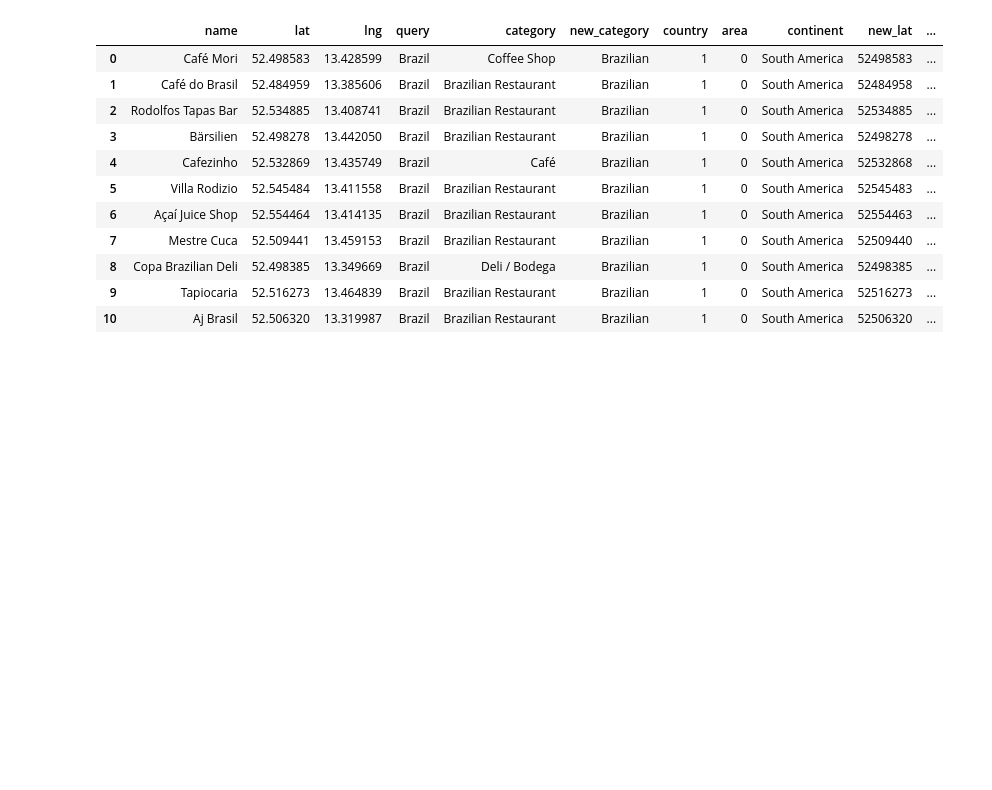
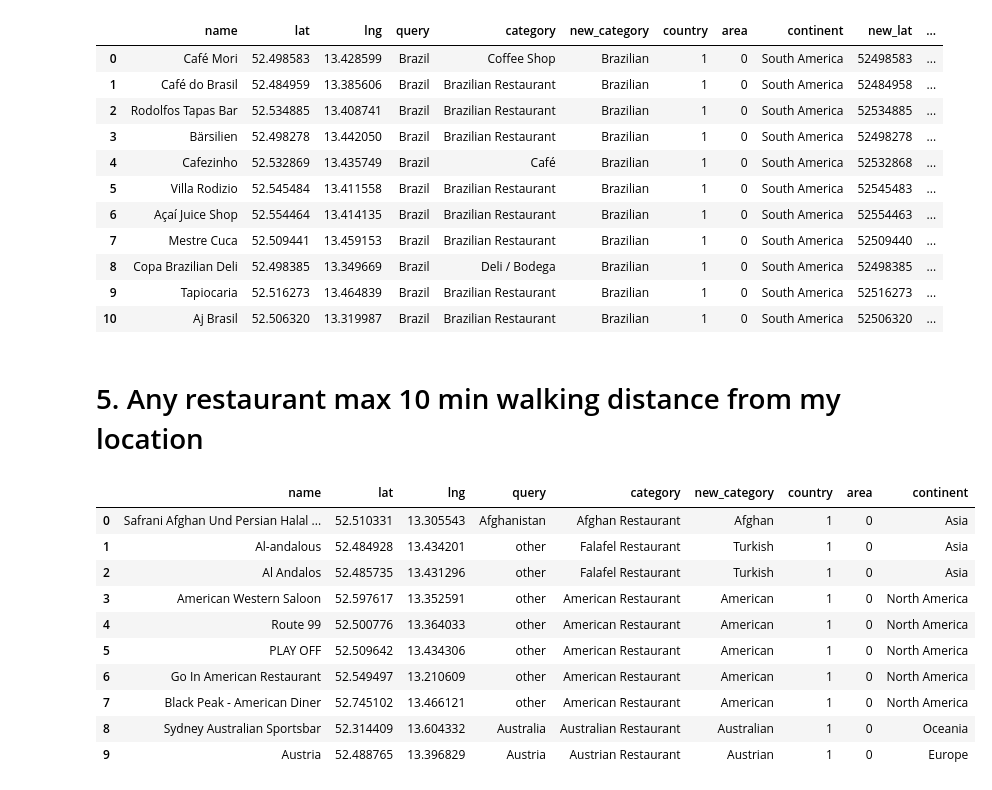
Before and after one commit to auromh/berlin_restaurants, a Jupyter notebook: Routing.ipynb, the cells around one changed output. Cells and saved outputs as stored; diff of their text form; code cells hidden in the pictures; blank space fills up the shorter version.

Commit message:
adding functinality walking distance from you

```diff
--- a/Routing.ipynb
+++ b/Routing.ipynb
@@ -673,3 +687,23 @@ by_country(init_lat=52503842,init_lon=13407526,show_table=True,land_name='Brazil
 | 8 | Copa Brazilian Deli | 52.498385 | 13.349669 | Brazil | Deli / Bodega | Brazilian | 1 | 0 | South America | 52498385 | ... |
 | 9 | Tapiocaria | 52.516273 | 13.464839 | Brazil | Brazilian Restaurant | Brazilian | 1 | 0 | South America | 52516273 | ... |
 | 10 | Aj Brasil | 52.506320 | 13.319987 | Brazil | Brazilian Restaurant | Brazilian | 1 | 0 | South America | 52506320 | ... |
+# %% [markdown]
+# 5. Any restaurant max 10 min walking distance from my location
+# %%
+ten_min = berlin.copy()
+df_10_min1=ten_min[ten_min['country']==1]
+df_10_min2=ten_min[ten_min['area']==1]
+df_10_min=df_10_min1.append(df_10_min2,ignore_index=True)
+df_10_min.head(10)
+# %% [output]
+|  | name | lat | lng | query | category | new_category | country | area | continent |
+| 0 | Safrani Afghan Und Persian Halal ... | 52.510331 | 13.305543 | Afghanistan | Afghan Restaurant | Afghan | 1 | 0 | Asia |
+| 1 | Al-andalous | 52.484928 | 13.434201 | other | Falafel Restaurant | Turkish | 1 | 0 | Asia |
+| 2 | Al Andalos | 52.485735 | 13.431296 | other | Falafel Restaurant | Turkish | 1 | 0 | Asia |
+| 3 | American Western Saloon | 52.597617 | 13.352591 | other | American Restaurant | American | 1 | 0 | North America |
+| 4 | Route 99 | 52.500776 | 13.364033 | other | American Restaurant | American | 1 | 0 | North America |
+| 5 | PLAY OFF | 52.509642 | 13.434306 | other | American Restaurant | American | 1 | 0 | North America |
+| 6 | Go In American Restaurant | 52.549497 | 13.210609 | other | American Restaurant | American | 1 | 0 | North America |
+| 7 | Black Peak - American Diner | 52.745102 | 13.466121 | other | American Restaurant | American | 1 | 0 | North America |
+| 8 | Sydney Australian Sportsbar | 52.314409 | 13.604332 | Australia | Australian Restaurant | Australian | 1 | 0 | Oceania |
+| 9 | Austria | 52.488765 | 13.396829 | Austria | Austrian Restaurant | Austrian | 1 | 0 | Europe |
```
Also changed, not shown: parts of 11 cells of this notebook, 1 other file.
